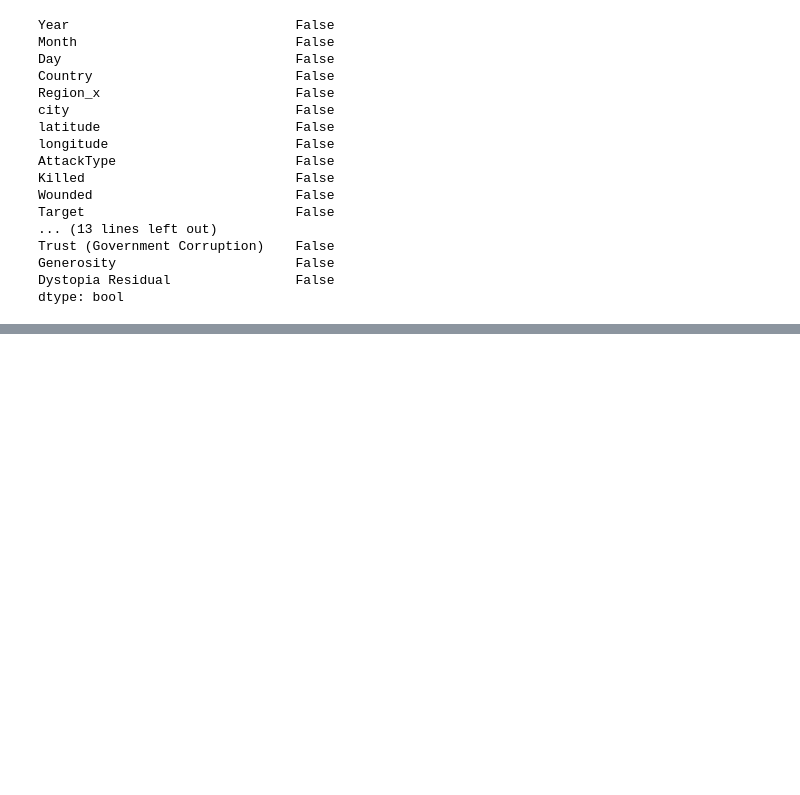
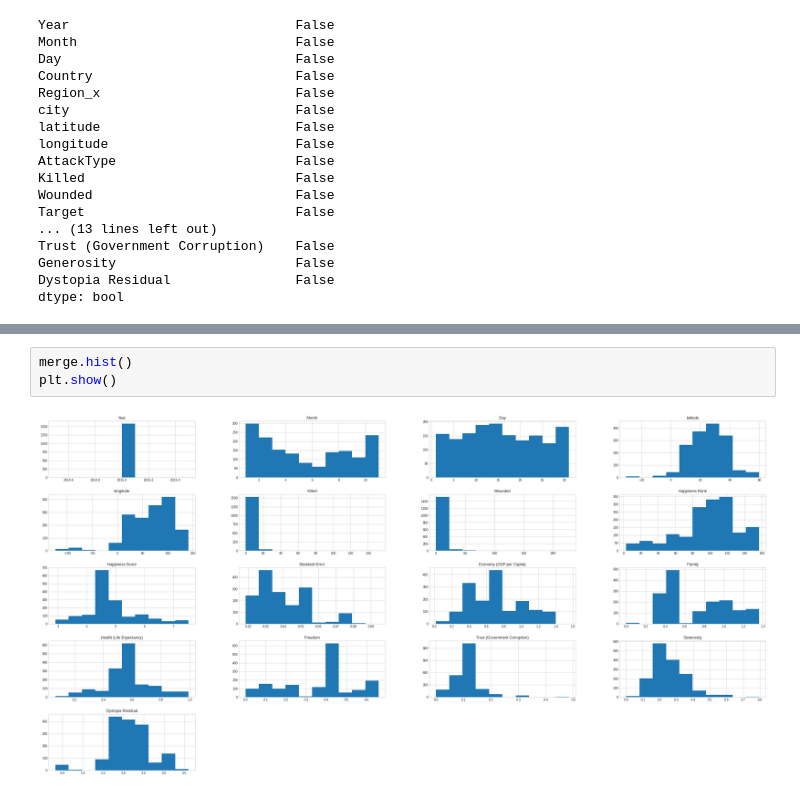
Before and after one commit to lnrdmnc/Model-prediction-for-terrorist-attacks-IA, a Jupyter notebook: Model_prediction_for_terrorist_attacks_IA.ipynb, the cells around one changed output, grey strips where cells are left out. Cells and saved outputs as stored; diff of their text form; blank space fills up the shorter version.

```diff
--- a/Model_prediction_for_terrorist_attacks_IA.ipynb
+++ b/Model_prediction_for_terrorist_attacks_IA.ipynb
@@ -205,0 +230,5 @@ dtype: bool
+# %%
+merge.hist()
+plt.show()
+# %% [output]
+[figure, added]
```
Also changed, not shown: parts of 7 cells of this notebook.
